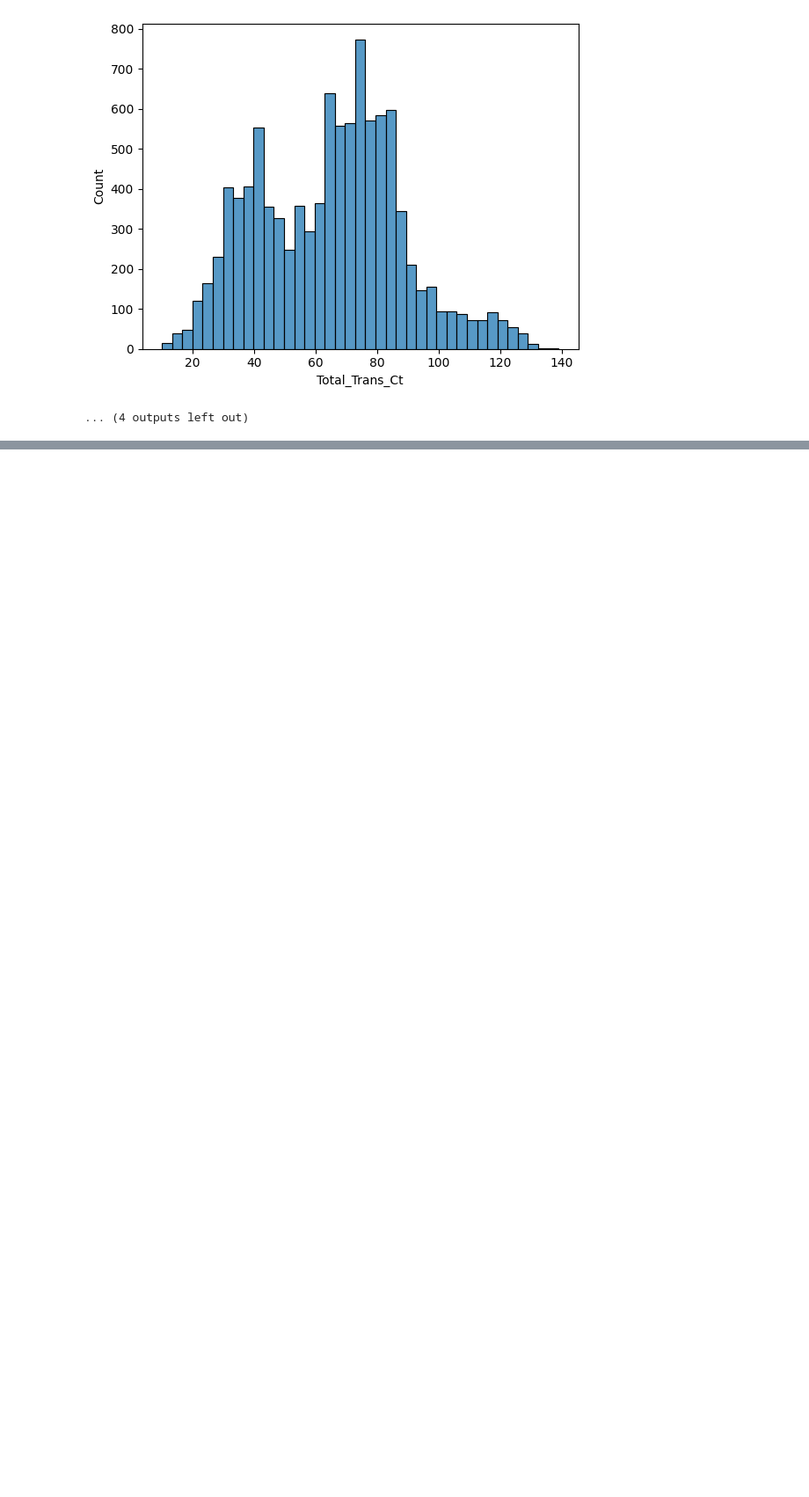
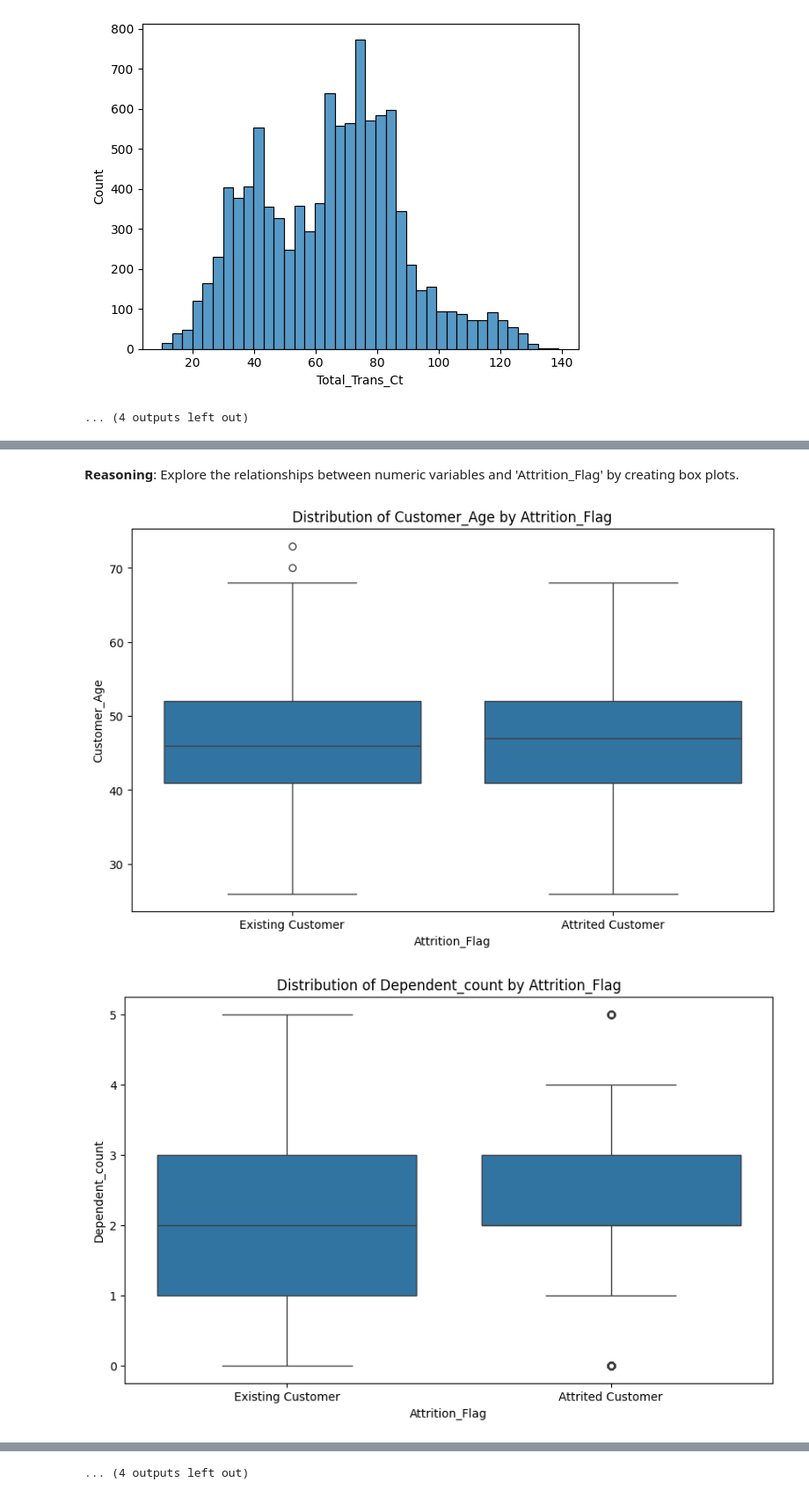
Before and after one commit to Grace-1420/BankChurners, a Jupyter notebook: BankChurners.ipynb, the cells around one changed output, grey strips where cells are left out. Shown at 88% size. Cells and saved outputs as stored; diff of their text form; code cells hidden in the pictures; blank space fills up the shorter version.

```diff
--- a/BankChurners.ipynb
+++ b/BankChurners.ipynb
@@ -171,0 +205,17 @@ for i in numeric_columns:
+# %% [markdown]
+**Reasoning**:
+Explore the relationships between numeric variables and 'Attrition_Flag' by creating box plots.
+# %%
+numeric_columns = df.select_dtypes(include='number').columns.tolist()
+column_to_remove = 'CLIENTNUM'
+if column_to_remove in numeric_columns:
+    numeric_columns.remove(column_to_remove)
+
+for col in numeric_columns:
+    plt.figure(figsize=(10, 6))
+    sns.boxplot(data=df, x='Attrition_Flag', y=col)
+    plt.title(f'Distribution of {col} by Attrition_Flag')
+    plt.show()
+# %% [output]
+[figure, added]
+[figure, added]
@@ -171,0 +232 @@ for i in numeric_columns:
+... (4 outputs left out)
```
Also changed, not shown: parts of 18 cells of this notebook.
